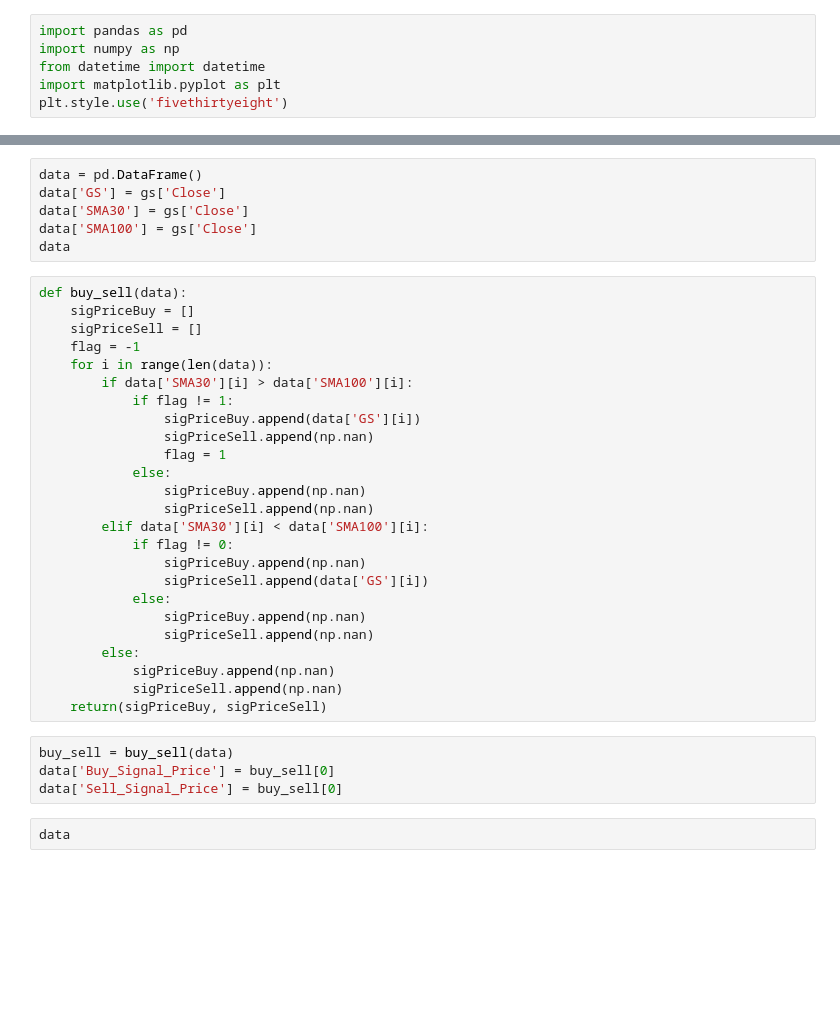
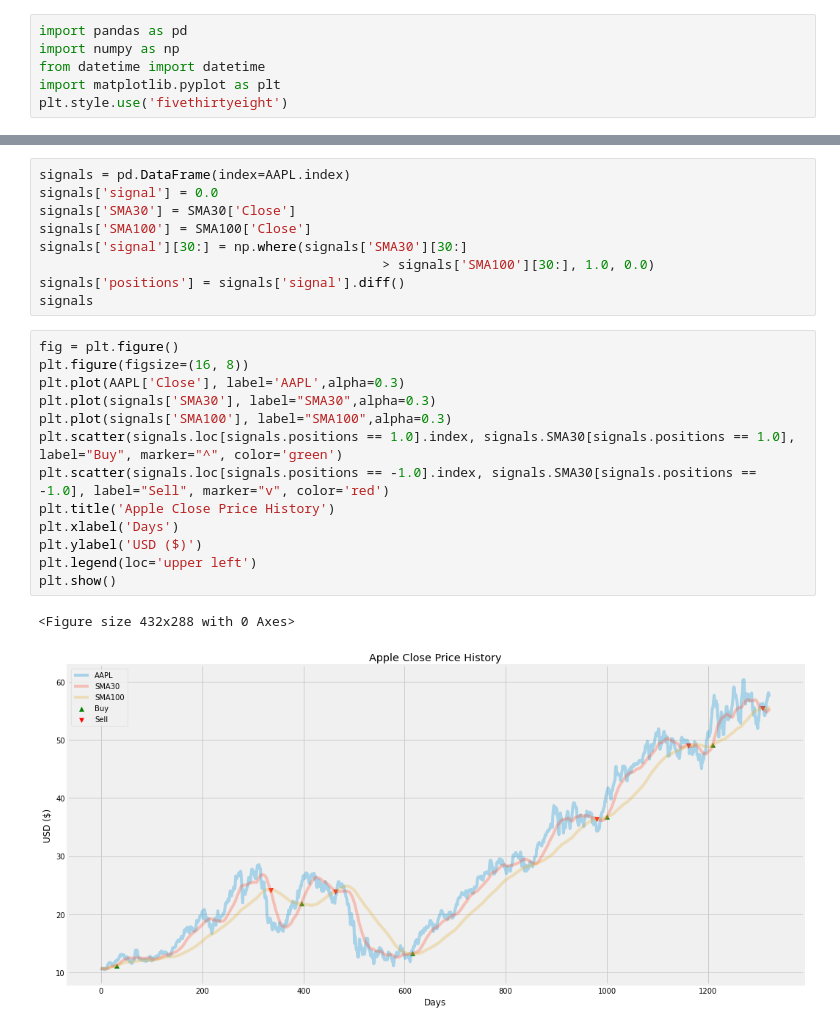
Before and after one commit to adnaneaabbar/stock-trading-system, a Jupyter notebook: AutomatedTradingStrategyGE.ipynb, the cells around one changed output, grey strips where cells are left out. Cells and saved outputs as stored; diff of their text form; blank space fills up the shorter version.

Commit message:
signals done

```diff
--- a/AutomatedTradingStrategyGE.ipynb
+++ b/AutomatedTradingStrategyGE.ipynb
@@ -43,37 +60,25 @@ plt.show()
-# %%
-data = pd.DataFrame()
-data['GS'] = gs['Close']
-data['SMA30'] = gs['Close']
-data['SMA100'] = gs['Close']
-data
-# %%
-def buy_sell(data):
-    sigPriceBuy = []
-    sigPriceSell = []
-    flag = -1
-    for i in range(len(data)):
-        if data['SMA30'][i] > data['SMA100'][i]:
-            if flag != 1:
-                sigPriceBuy.append(data['GS'][i])
-                sigPriceSell.append(np.nan)
-                flag = 1
-            else:
-                sigPriceBuy.append(np.nan)
-                sigPriceSell.append(np.nan)
-        elif data['SMA30'][i] < data['SMA100'][i]:
-            if flag != 0:
-                sigPriceBuy.append(np.nan)
-                sigPriceSell.append(data['GS'][i])
-            else:
-                sigPriceBuy.append(np.nan)
-                sigPriceSell.append(np.nan)
-        else:
-            sigPriceBuy.append(np.nan)
-            sigPriceSell.append(np.nan)
-    return(sigPriceBuy, sigPriceSell)
-# %%
-buy_sell = buy_sell(data)
-data['Buy_Signal_Price'] = buy_sell[0]
-data['Sell_Signal_Price'] = buy_sell[0]
-# %%
-data
+# %%
+signals = pd.DataFrame(index=AAPL.index)
+signals['signal'] = 0.0
+signals['SMA30'] = SMA30['Close']
+signals['SMA100'] = SMA100['Close']
+signals['signal'][30:] = np.where(signals['SMA30'][30:]
+                                            > signals['SMA100'][30:], 1.0, 0.0)
+signals['positions'] = signals['signal'].diff()
+signals
+# %%
+fig = plt.figure()
+plt.figure(figsize=(16, 8))
+plt.plot(AAPL['Close'], label='AAPL',alpha=0.3)
+plt.plot(signals['SMA30'], label="SMA30",alpha=0.3)
+plt.plot(signals['SMA100'], label="SMA100",alpha=0.3)
+plt.scatter(signals.loc[signals.positions == 1.0].index, signals.SMA30[signals.positions == 1.0], label="Buy", marker="^", color='green')
+plt.scatter(signals.loc[signals.positions == -1.0].index, signals.SMA30[signals.positions == -1.0], label="Sell", marker="v", color='red')
+plt.title('Apple Close Price History')
+plt.xlabel('Days')
+plt.ylabel('USD ($)')
+plt.legend(loc='upper left')
+plt.show()
+# %% [output]
+<Figure size 432x288 with 0 Axes>
+[figure, added]
```
Also changed, not shown: parts of 5 cells of this notebook.
